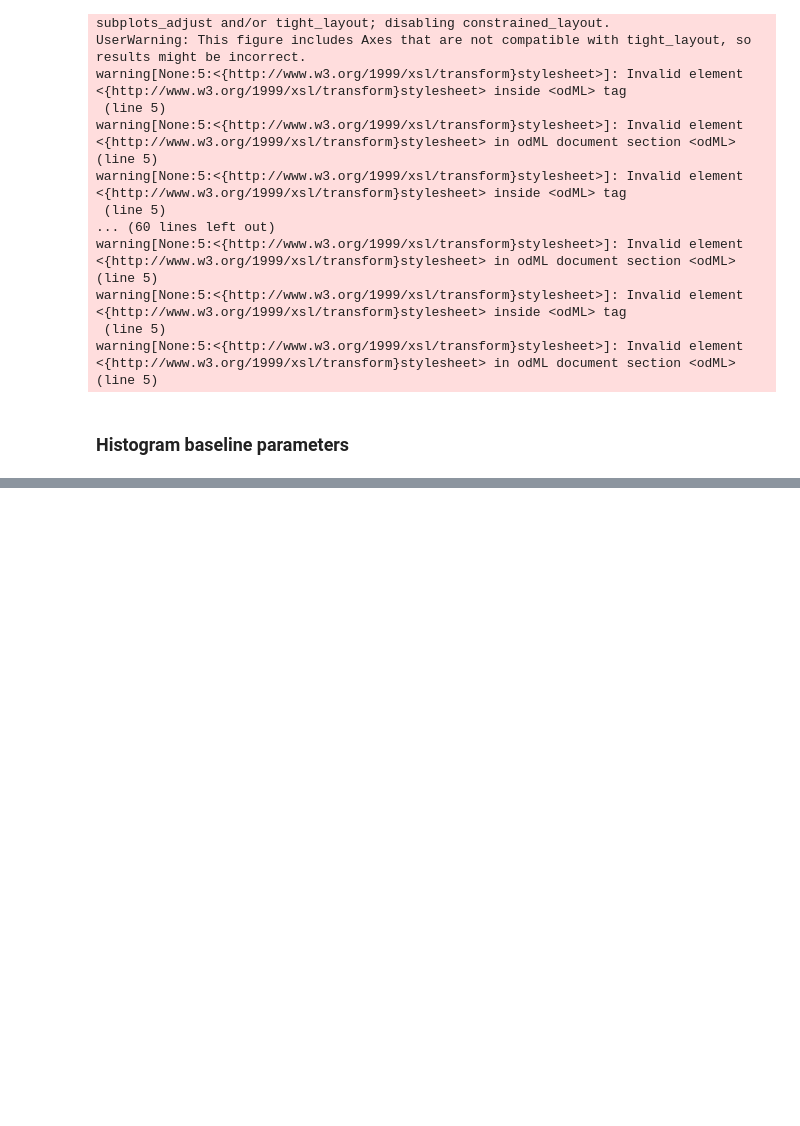
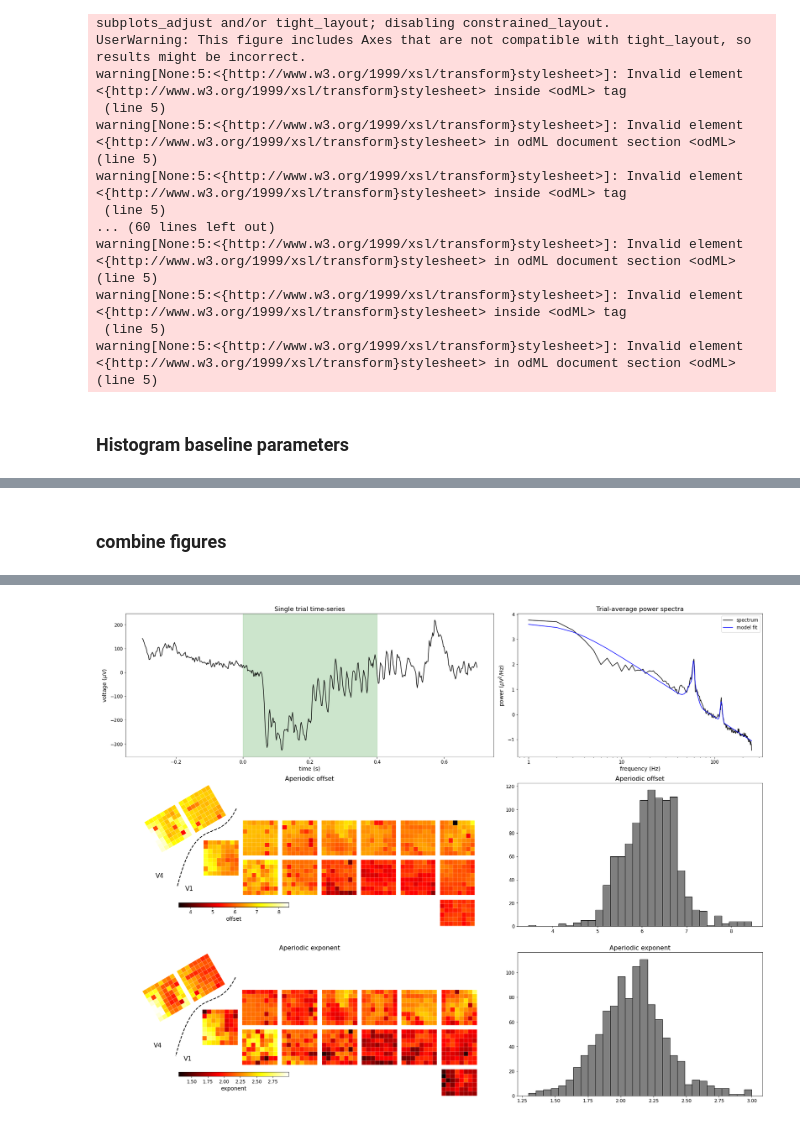
Before and after one commit to voytekresearch/v1_v4_1024_elec, a Jupyter notebook: notebooks/sfn_2024/panel_5.ipynb, the cells around one changed output, grey strips where cells are left out. Saved outputs shown, nothing was run; the diff lists cells and outputs as text; code cells hidden in the pictures; blank space fills up the shorter version.

```diff
--- a/notebooks/sfn_2024/panel_5.ipynb
+++ b/notebooks/sfn_2024/panel_5.ipynb
@@ -214,0 +221,57 @@ for session in SESSIONS:
+# %% [markdown]
+### combine figures
+# %%
+
+# create figure and gridspec
+fig = plt.figure(figsize=[24,18], constrained_layout=True)
+spec = gridspec.GridSpec(figure=fig, ncols=2, nrows=3, width_ratios=[1.5,1.0],
+                         height_ratios=[1,1,1])
+ax_a = fig.add_subplot(spec[0,0])
+ax_b = fig.add_subplot(spec[0,1])
+ax_c = fig.add_subplot(spec[1,0])
+ax_d = fig.add_subplot(spec[1,1])
+ax_e = fig.add_subplot(spec[2,0])
+ax_f = fig.add_subplot(spec[2,1])
+
+# set titles
+ax_a.set_title('Single trial time-series')
+ax_b.set_title('Trial-average power spectra')
+ax_c.set_title('Aperiodic offset')
+ax_d.set_title('Aperiodic offset')
+ax_e.set_title('Aperiodic exponent')
+ax_f.set_title('Aperiodic exponent')
+
+# plot subplot a-b: single channel time-series and power spectrum --------------
+
+# plot time-series
+time = create_times(n_seconds, FS, start_val=EPOCH_TIMES[0])
+ax_a.plot(time, signal, color='k')
+ax_a.axvspan(0, 0.4, color='g', alpha=0.2)
+ax_a.set_ylabel('voltage ($\mu$V)')
+ax_a.set_xlabel('time (s)')
+
+# # plot subplot b
+ax_b.plot(fm.freqs, fm.power_spectrum, color='k', label='spectrum')
+ax_b.plot(fm.freqs, fm.fooofed_spectrum_, color='b', label='model fit')
+ax_b.set(xlabel='frequency (Hz)', ylabel='power ($\mu$V$^2$/Hz)')
+ax_b.set_xscale('log')
+ax_b.set_xticks([1, 10, 100], ['1', '10', '100'])
+ax_b.legend()
+
+# plot subplot c-f: schematic and histogram for offset and exponent ------------
+odml_path = f"{EXTERNAL_PATH}/V1_v4_1024_electrode_resting_state_data/data/{session}/metadata_{session}.odml"
+
+# loop through offset and exponent
+for var, ax_schem, ax_hist in zip(['offset', 'exponent'],
+                                  [ax_c, ax_e],
+                                  [ax_d, ax_f]):
+    # get data for session, epoch, and variable
+    values = params.loc[(params['session']==session) & \
+                        (params['epoch']=='pre'), var]
+
+    # plot schematic
+    plot_schematic(values, odml_path, label=var, ax=ax_schem)
+
+    # plot histogram
+    ax_hist.hist(values, bins=30, color='gray', edgecolor='k')
+# %% [output]
@@ -214,0 +288 @@ for session in SESSIONS:
+[figure, added]
```
Also changed, not shown: parts of 10 cells of this notebook.
